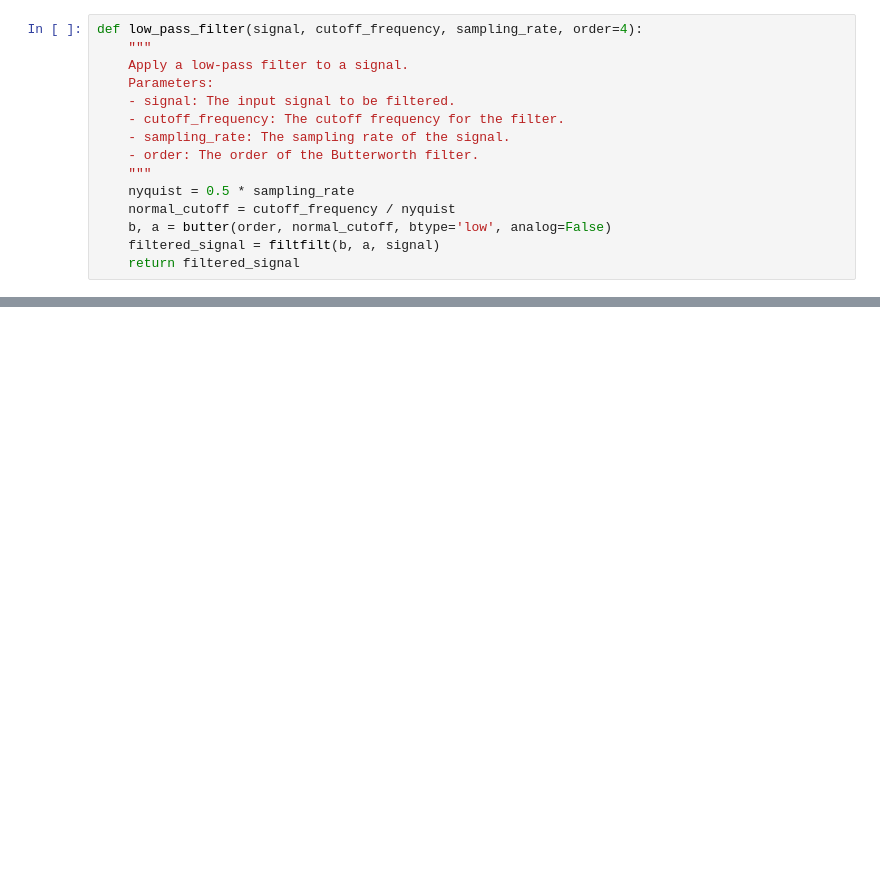
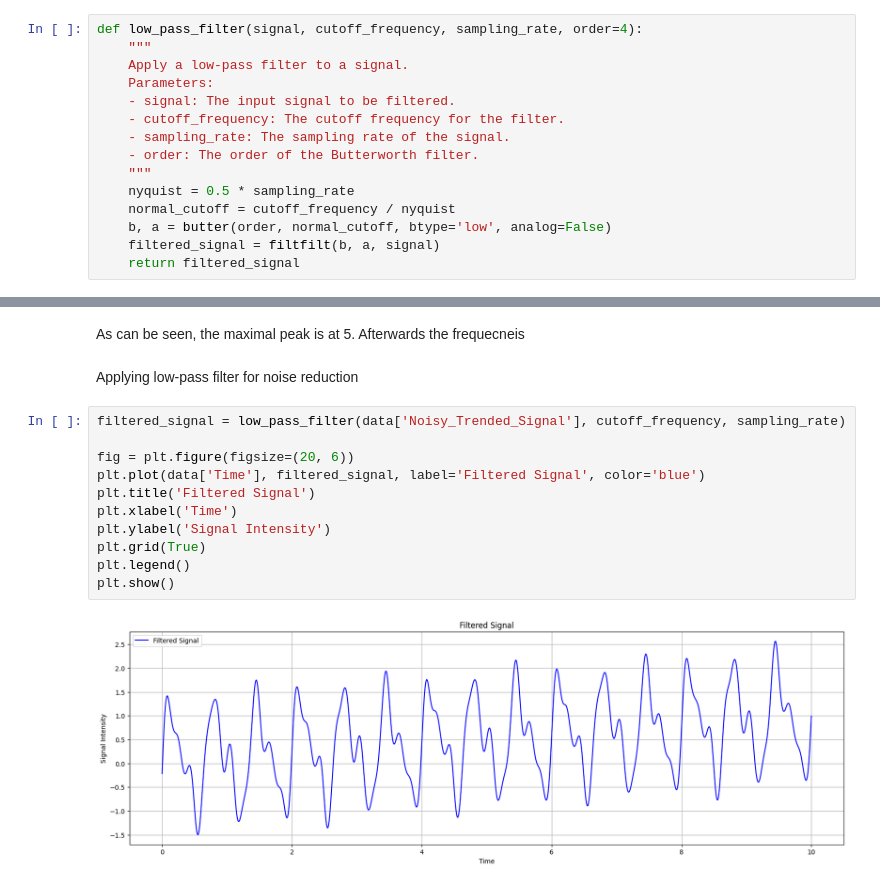
Before and after one commit to itamarKraitman/Olive_Diagnostic, a Jupyter notebook: Question 2/Question_2.ipynb, the cells around one changed output, grey strips where cells are left out. Saved outputs shown, nothing was run; the diff lists cells and outputs as text; blank space fills up the shorter version.

```diff
--- a/Question 2/Question_2.ipynb
+++ b/Question 2/Question_2.ipynb
@@ -123,0 +145,17 @@ Suggested Cutoff Frequency: 7.5 Hz
+# %% [markdown]
+As can be seen, the maximal peak is at 5. Afterwards the frequecneis
+# %% [markdown]
+Applying low-pass filter for noise reduction
+# %%
+filtered_signal = low_pass_filter(data['Noisy_Trended_Signal'], cutoff_frequency, sampling_rate)
+
+fig = plt.figure(figsize=(20, 6))
+plt.plot(data['Time'], filtered_signal, label='Filtered Signal', color='blue')
+plt.title('Filtered Signal')
+plt.xlabel('Time')
+plt.ylabel('Signal Intensity')
+plt.grid(True)
+plt.legend()
+plt.show()
+# %% [output]
+[figure, added]
```
Also changed, not shown: parts of 32 cells of this notebook, 2 other files.
